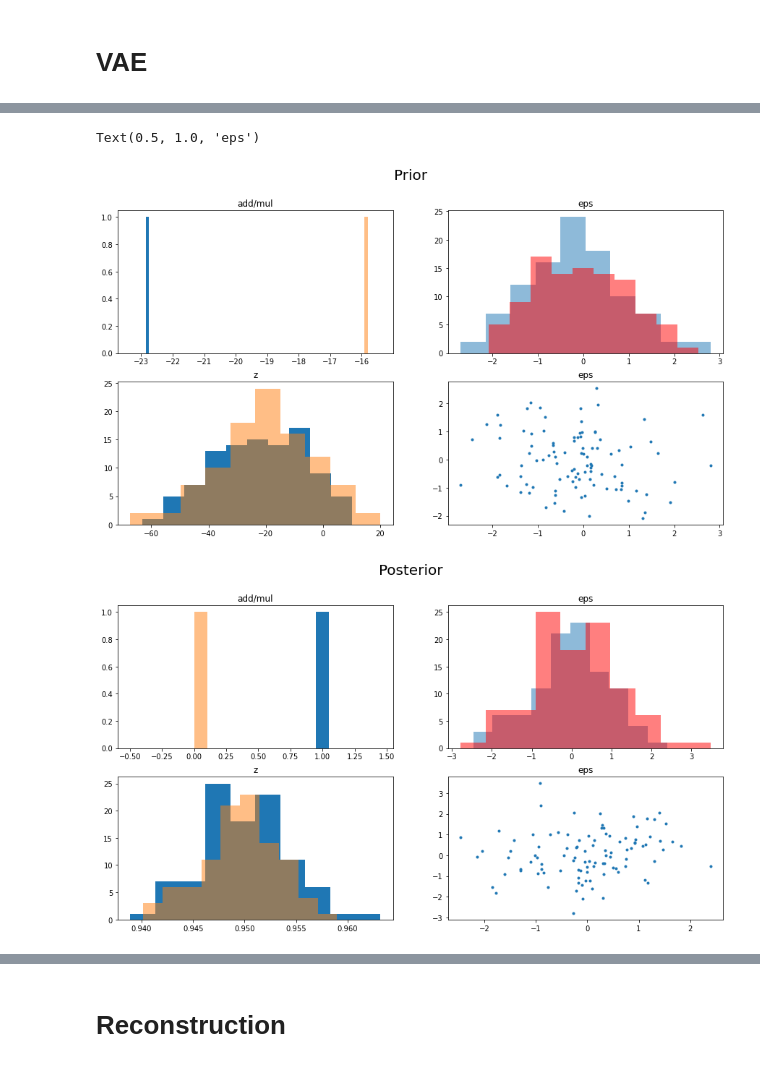
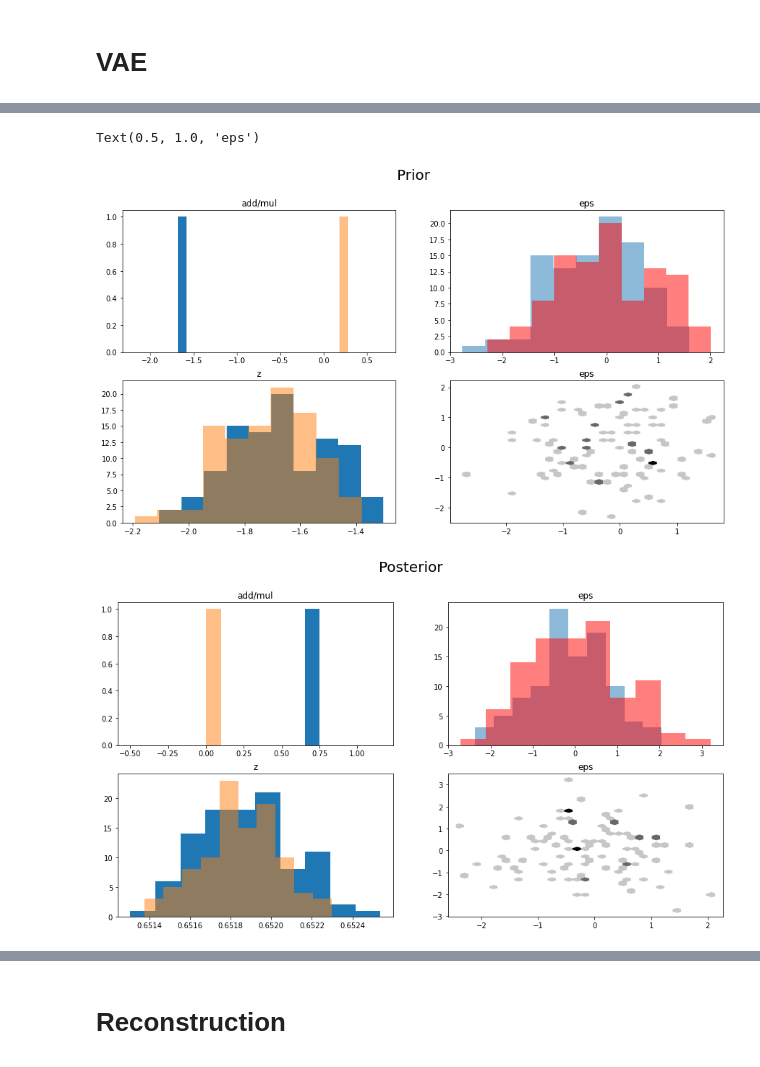
Before and after one commit to abdalazizrashid/shoot, a Jupyter notebook: Untitled1.ipynb, the cells around one changed output, grey strips where cells are left out. Cells and saved outputs as stored; diff of their text form; code cells hidden in the pictures.

```diff
--- a/Untitled1.ipynb
+++ b/Untitled1.ipynb
@@ -295,7 +298,7 @@ class VAE(nn.Module):
         return BCE + (self.beta*KLD)
 # %%
 vae = VAE(cuda=CFG.cuda)
-vae = ConvVAE(2)
+
 optimizer = torch.optim.Adam(vae.parameters())
 def train(epoch):
     loss_log = []
@@ -355,7 +356,7 @@ class ProbModel(pyprob.Model):
         mu = torch.zeros(100, self.dim)
         sigma = torch.ones(100, self.dim)
         add = pyprob.sample(pyprob_d.Normal(-10, 10), name = "add")
-        mul = pyprob.sample(pyprob_d.Normal(-10, 10), name = "mul")
+        mul = pyprob.sample(pyprob_d.Exponential(10), name = "mul")
 
 #         mul = pyprob.sample(pyprob_d.Exponential(10), name = "mul")
         eps = add + pyprob.sample(Normal(mu, sigma), name = "eps") * mul
@@ -425,7 +426,7 @@ class ProbModel(pyprob.Model):
 # x = pyro.infer.Predictive(model, {"eta": torch.zeros(100)}, num_samples=100)
 # x.run()
 # %%
-mask_mcmc = torch.tensor([1 if mnist_valid[i][1] == 8 or mnist_valid[i][1] == 8
+mask_mcmc = torch.tensor([1 if mnist_valid[i][1] == 3 or mnist_valid[i][1] == 3
         else 0 for i in range(len(mnist_valid))])
 
 sampler_mcmc = CustomSampler(mask_mcmc, mnist_valid)
@@ -436,6 +437,6 @@ mcmc_loader = torch.utils.data.DataLoader(mnist_valid,
 
 model = ProbModel(vae, loader=mcmc_loader)
 
-model_posterior = model.posterior(num_traces=8000,
+model_posterior = model.posterior(num_traces=20000,
                inference_engine=pyprob.InferenceEngine.RANDOM_WALK_METROPOLIS_HASTINGS)
 # %% [output]
@@ -470,7 +471,7 @@ axs[0][1].hist(y_prior[:, 0], alpha=0.5)
 axs[0][1].hist(y_prior[:, 1], color="r", alpha=0.5 )
 axs[0][1].set_title("eps")
 
-axs[1][1].plot(y_prior[:, 0], y_prior[:, 1], ".")
+axs[1][1].hexbin(y_prior[:, 0], y_prior[:, 1], gridsize=30, cmap='Greys')
 axs[1][1].set_title("eps")
 
 
@@ -499,6 +500,6 @@ axs[0][1].hist(y_post[:, 0], alpha=0.5)
 axs[0][1].hist(y_post[:, 1], color="r", alpha=0.5 )
 axs[0][1].set_title("eps")
 
-axs[1][1].plot(y_post[:, 0], y_post[:, 1], ".")
+axs[1][1].hexbin(y_post[:, 0], y_post[:, 1], gridsize=30, cmap='Greys')
 axs[1][1].set_title("eps")
 # %% [output]
@@ -523,6 +524,6 @@ Time spent  | Time remain.| Progress             | Values    | Values/sec
 Text(0.5, 1.0, 'eps')
-[figure, old version]
+[figure, new version]
-[figure, old version]
+[figure, new version]
 # %%
 
 prior_ = model_prior.map(lambda trace: trace.named_variables["eps"].value)
```
Also changed, not shown: parts of 18 cells of this notebook.
